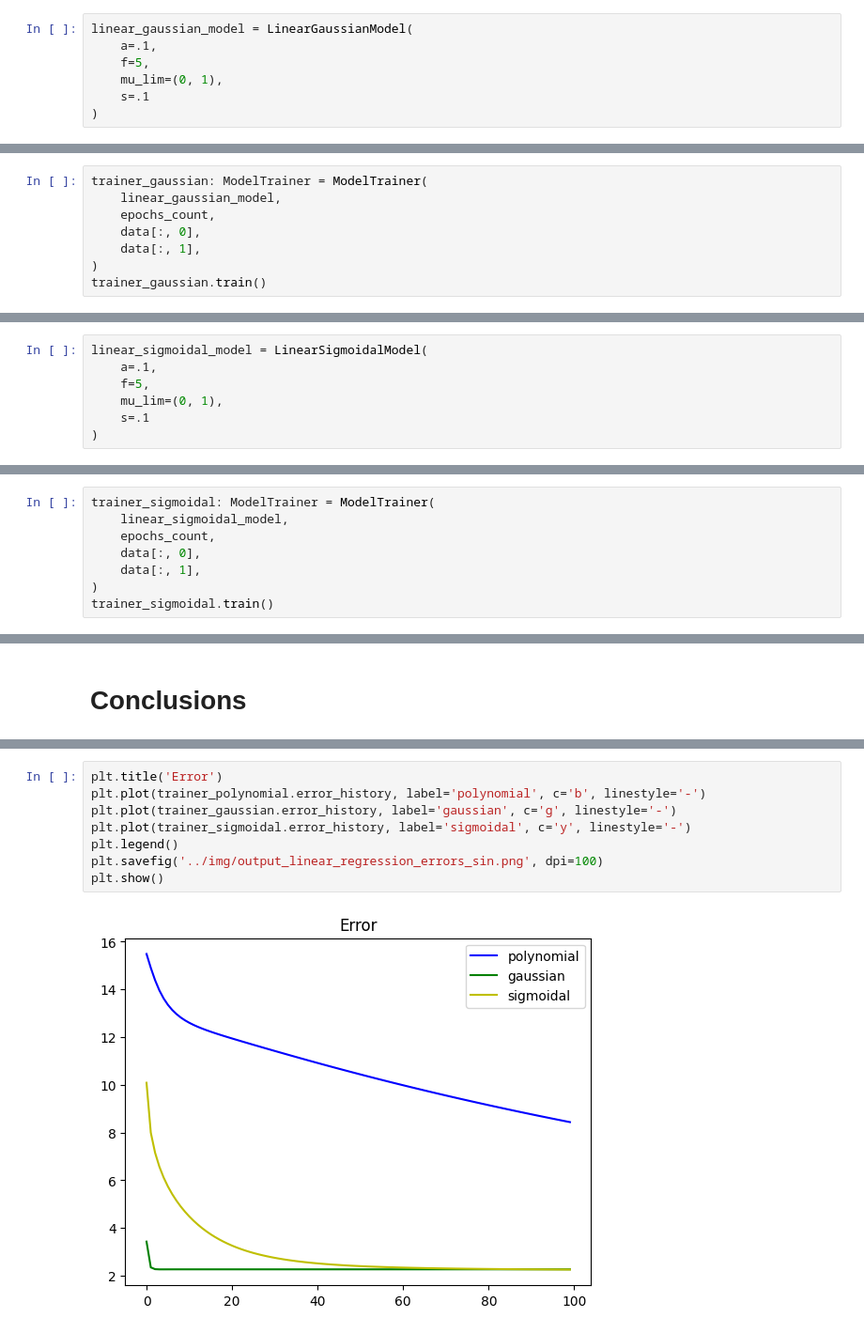
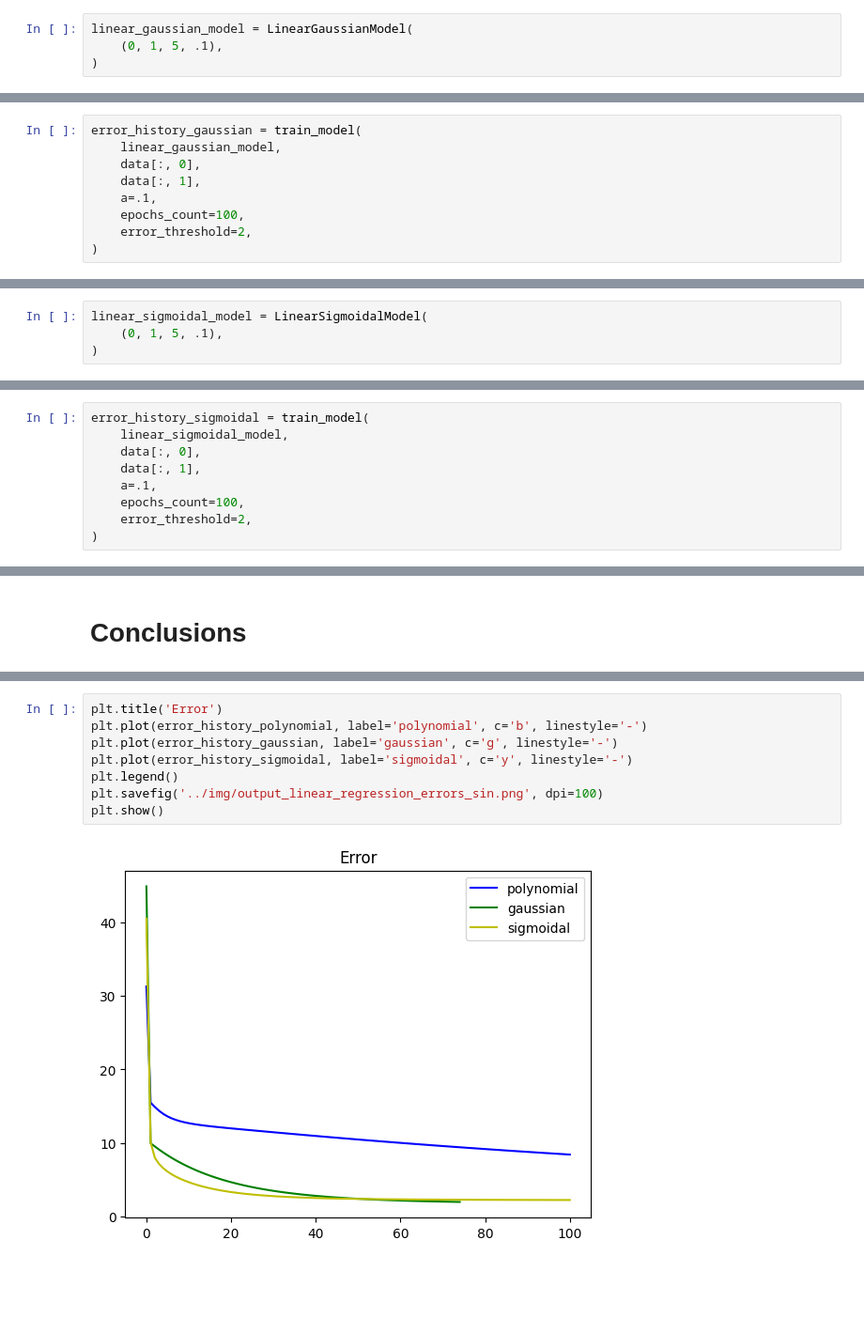
Before and after one commit to dayan3847/machine_learning, a Jupyter notebook: 2_1_gaussian_sigmoidal_basis_functions/linear_regression/data_sin_2_pi_x_linear_regression.ipynb, the cells around one changed output, grey strips where cells are left out. Shown at 94% size. Cells and saved outputs as stored; diff of their text form; blank space fills up the shorter version.

```diff
--- a/2_1_gaussian_sigmoidal_basis_functions/linear_regression/data_sin_2_pi_x_linear_regression.ipynb
+++ b/2_1_gaussian_sigmoidal_basis_functions/linear_regression/data_sin_2_pi_x_linear_regression.ipynb
@@ -105,10 +101,7 @@ plt.show()
 ## Gaussian Model
 # %%
 linear_gaussian_model = LinearGaussianModel(
-    a=.1,
-    f=5,
-    mu_lim=(0, 1),
-    s=.1
+    (0, 1, 5, .1),
 )
 # %%
 def plot_linear_gaussian_model():
@@ -127,9 +120,10 @@ plt.show()
 # %%
-trainer_gaussian: ModelTrainer = ModelTrainer(
+error_history_gaussian = train_model(
     linear_gaussian_model,
-    epochs_count,
     data[:, 0],
     data[:, 1],
+    a=.1,
+    epochs_count=100,
+    error_threshold=2,
 )
-trainer_gaussian.train()
 # %% [output]
@@ -168,10 +162,7 @@ plt.show()
 ## Sigmoidal Model
 # %%
 linear_sigmoidal_model = LinearSigmoidalModel(
-    a=.1,
-    f=5,
-    mu_lim=(0, 1),
-    s=.1
+    (0, 1, 5, .1),
 )
 # %%
 def plot_linear_sigmoidal_model():
@@ -188,11 +179,12 @@ plt.show()
 # %% [output]
 [figure]
 # %%
-trainer_sigmoidal: ModelTrainer = ModelTrainer(
+error_history_sigmoidal = train_model(
     linear_sigmoidal_model,
-    epochs_count,
     data[:, 0],
     data[:, 1],
+    a=.1,
+    epochs_count=100,
+    error_threshold=2,
 )
-trainer_sigmoidal.train()
 # %% [output]
@@ -243,10 +235,10 @@ plt.show()
 # %%
 plt.title('Error')
-plt.plot(trainer_polynomial.error_history, label='polynomial', c='b', linestyle='-')
-plt.plot(trainer_gaussian.error_history, label='gaussian', c='g', linestyle='-')
-plt.plot(trainer_sigmoidal.error_history, label='sigmoidal', c='y', linestyle='-')
+plt.plot(error_history_polynomial, label='polynomial', c='b', linestyle='-')
+plt.plot(error_history_gaussian, label='gaussian', c='g', linestyle='-')
+plt.plot(error_history_sigmoidal, label='sigmoidal', c='y', linestyle='-')
 plt.legend()
 plt.savefig('../img/output_linear_regression_errors_sin.png', dpi=100)
 plt.show()
 # %% [output]
-[figure, old version]
+[figure, new version]
```
Also changed, not shown: parts of 12 cells of this notebook, 21 other files.
